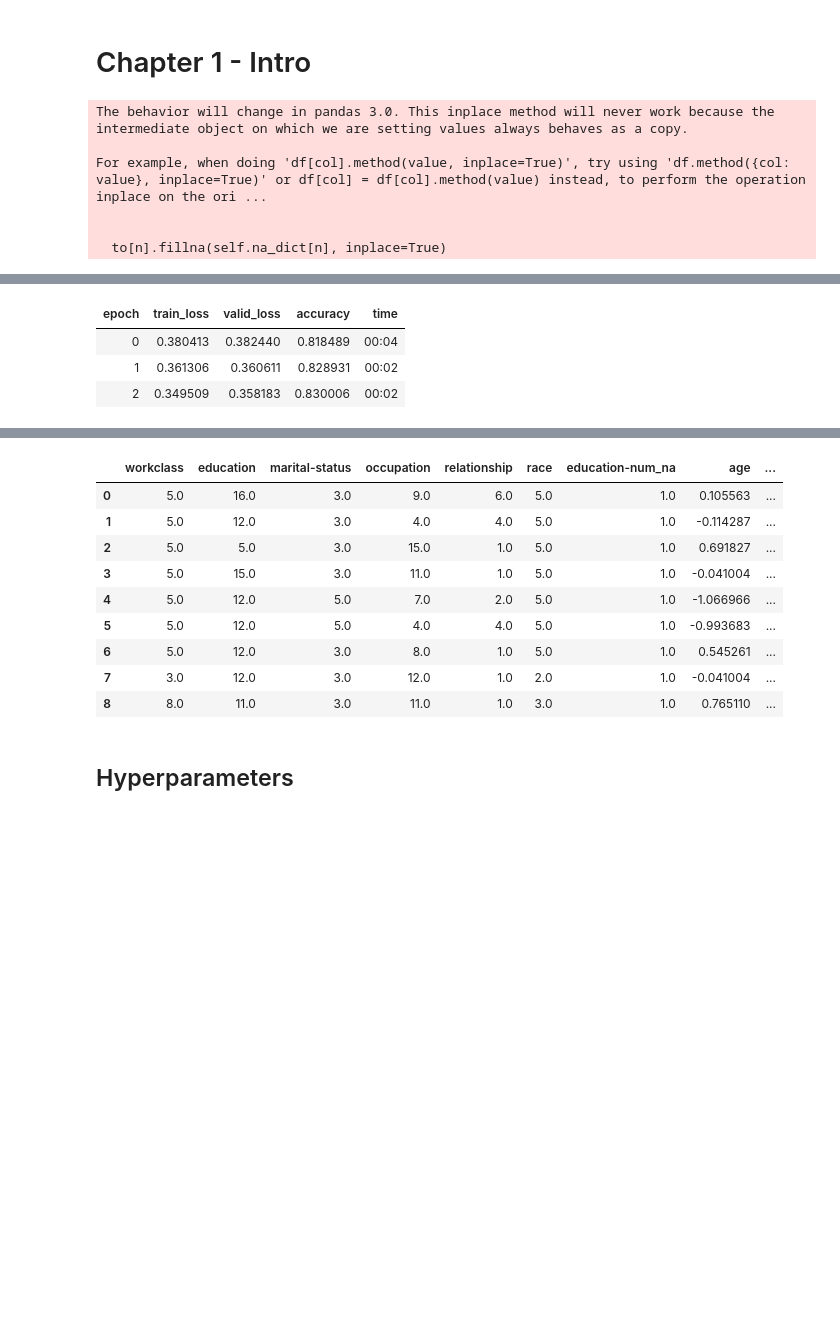
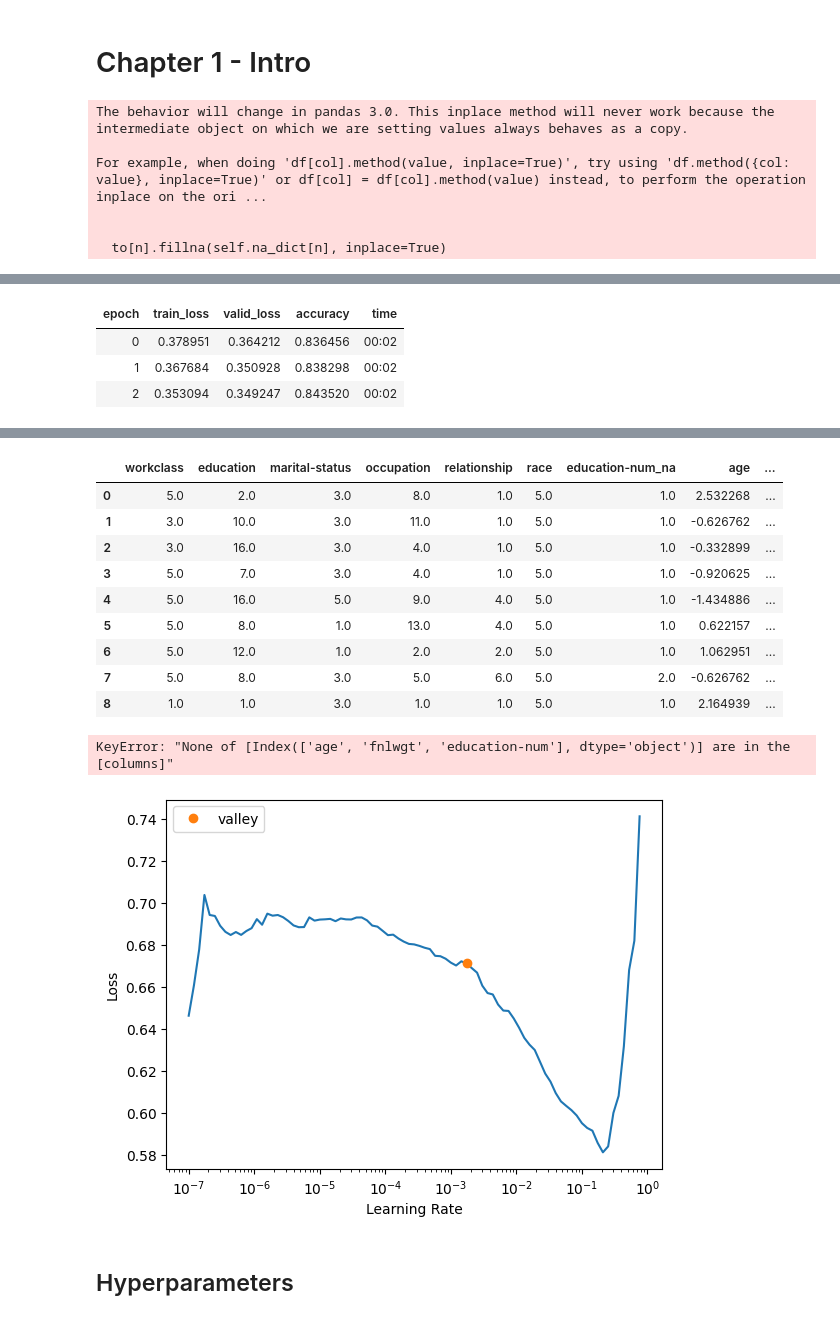
Before and after one commit to jamesf-coder/fastai_notes, a Jupyter notebook: main.ipynb, the cells around one changed output, grey strips where cells are left out. Saved outputs shown, nothing was run; the diff lists cells and outputs as text; code cells hidden in the pictures; blank space fills up the shorter version.

```diff
--- a/main.ipynb
+++ b/main.ipynb
@@ -76,6 +76,9 @@ procs = [Categorify, FillMissing, Normalize])
 
 learn = tabular_learner(dls, metrics=accuracy)
 
+# select the appropriate learning rate
+learn.lr_find()
+
 # there's no pretrained model for tabular data that we finetune, so we train from-scratch
 # run 3 epochs
 learn.fit_one_cycle(3)
@@ -83,7 +86,22 @@ learn.fit_one_cycle(3)
 # use this to show the model
 learn.show_results()
 
-# TODO: need to figure out how to run .predict() against this model...?
+# Now perform prediction:
+
+# Input data with known marital-status and occupation
+input_data = pd.DataFrame({'marital-status': ['Married-civ-spouse'], 'occupation': ['Tech-support']})
+
+# Perform prediction on the input data
+dl = learn.dls.test_dl(input_data)
+preds = learn.get_preds(dl=dl)
+
+# Extract predicted values
+predicted_values = preds[0].numpy()[0]
+
+# Convert predicted values to human-readable format
+predicted_values = dls.decode_batch((*tuplify(input_data), *tuplify(predicted_values)))[0]
+
+print(predicted_values)
 # %% [output]
 The behavior will change in pandas 3.0. This inplace method will never work because the intermediate object on which we are setting values always behaves as a copy.
 
@@ -94,4 +113,4 @@ For example, when doing 'df[col].method(value, inplace=True)', try using 'df.met
 | epoch | train_loss | valid_loss | accuracy | time |
-| 0 | 0.380413 | 0.382440 | 0.818489 | 00:04 |
-| 1 | 0.361306 | 0.360611 | 0.828931 | 00:02 |
-| 2 | 0.349509 | 0.358183 | 0.830006 | 00:02 |
+| 0 | 0.378951 | 0.364212 | 0.836456 | 00:02 |
+| 1 | 0.367684 | 0.350928 | 0.838298 | 00:02 |
+| 2 | 0.353094 | 0.349247 | 0.843520 | 00:02 |
@@ -99,13 +118,15 @@ For example, when doing 'df[col].method(value, inplace=True)', try using 'df.met
 |  | workclass | education | marital-status | occupation | relationship | race | education-num_na | age | ... |
-| 0 | 5.0 | 16.0 | 3.0 | 9.0 | 6.0 | 5.0 | 1.0 | 0.105563 | ... |
-| 1 | 5.0 | 12.0 | 3.0 | 4.0 | 4.0 | 5.0 | 1.0 | -0.114287 | ... |
-| 2 | 5.0 | 5.0 | 3.0 | 15.0 | 1.0 | 5.0 | 1.0 | 0.691827 | ... |
-| 3 | 5.0 | 15.0 | 3.0 | 11.0 | 1.0 | 5.0 | 1.0 | -0.041004 | ... |
-| 4 | 5.0 | 12.0 | 5.0 | 7.0 | 2.0 | 5.0 | 1.0 | -1.066966 | ... |
-| 5 | 5.0 | 12.0 | 5.0 | 4.0 | 4.0 | 5.0 | 1.0 | -0.993683 | ... |
-| 6 | 5.0 | 12.0 | 3.0 | 8.0 | 1.0 | 5.0 | 1.0 | 0.545261 | ... |
-| 7 | 3.0 | 12.0 | 3.0 | 12.0 | 1.0 | 2.0 | 1.0 | -0.041004 | ... |
-| 8 | 8.0 | 11.0 | 3.0 | 11.0 | 1.0 | 3.0 | 1.0 | 0.765110 | ... |
+| 0 | 5.0 | 2.0 | 3.0 | 8.0 | 1.0 | 5.0 | 1.0 | 2.532268 | ... |
+| 1 | 3.0 | 10.0 | 3.0 | 11.0 | 1.0 | 5.0 | 1.0 | -0.626762 | ... |
+| 2 | 3.0 | 16.0 | 3.0 | 4.0 | 1.0 | 5.0 | 1.0 | -0.332899 | ... |
+| 3 | 5.0 | 7.0 | 3.0 | 4.0 | 1.0 | 5.0 | 1.0 | -0.920625 | ... |
+| 4 | 5.0 | 16.0 | 5.0 | 9.0 | 4.0 | 5.0 | 1.0 | -1.434886 | ... |
+| 5 | 5.0 | 8.0 | 1.0 | 13.0 | 4.0 | 5.0 | 1.0 | 0.622157 | ... |
+| 6 | 5.0 | 12.0 | 1.0 | 2.0 | 2.0 | 5.0 | 1.0 | 1.062951 | ... |
+| 7 | 5.0 | 8.0 | 3.0 | 5.0 | 6.0 | 5.0 | 2.0 | -0.626762 | ... |
+| 8 | 1.0 | 1.0 | 3.0 | 1.0 | 1.0 | 5.0 | 1.0 | 2.164939 | ... |
+KeyError: "None of [Index(['age', 'fnlwgt', 'education-num'], dtype='object')] are in the [columns]"
+[figure, added]
 # %% [markdown]
 ## Hyperparameters
 # %% [markdown]
```
Also changed, not shown: parts of 3 cells of this notebook, 1 other file.
